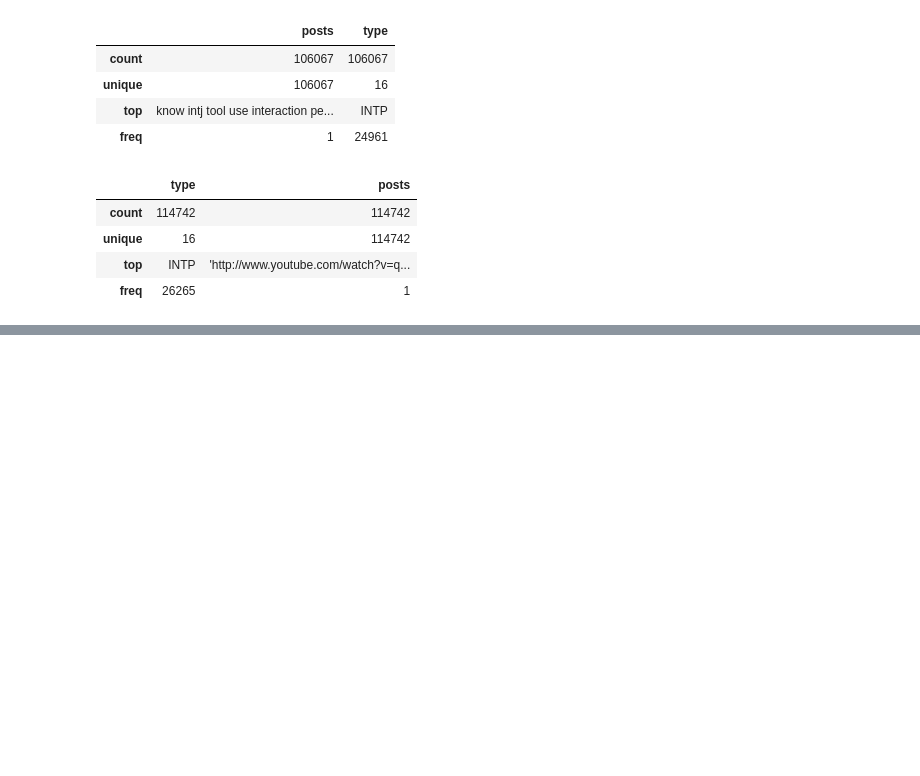
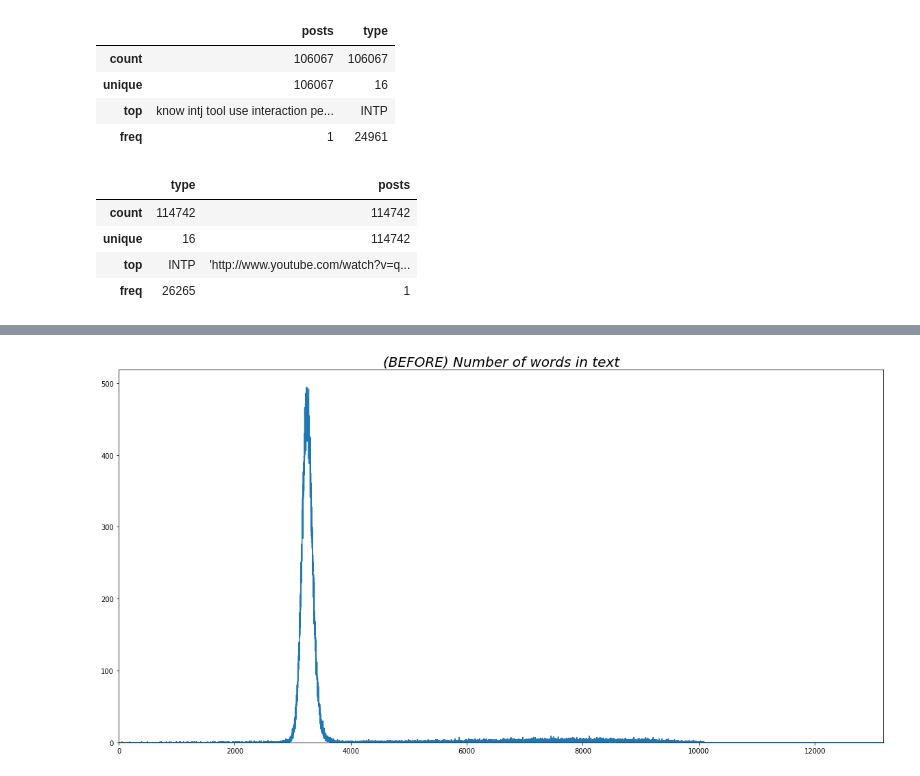
Before and after one commit to squid-cat/MBTI-NLP, a Jupyter notebook: data_analytics.ipynb, the cells around one changed output, grey strips where cells are left out. Saved outputs shown, nothing was run; the diff lists cells and outputs as text; code cells hidden in the pictures; blank space fills up the shorter version.

```diff
--- a/data_analytics.ipynb
+++ b/data_analytics.ipynb
@@ -41,0 +99,19 @@ datas.describe(include='O')
+# %%
+# wards count
+counts = dict()
+for v in datas['posts']:
+  count = len(v)
+  counts[count] = counts.get(count, 0) + 1
+
+lst_display = list()
+for i in range(max(counts)):
+  lst_display.append(counts.get(i, 0))
+
+plt.figure(figsize=(20,10))
+plt.plot(lst_display)
+plt.xlim(0, max(counts))
+plt.ylim(0)
+plt.title('(BEFORE) Number of words in text',fontdict={'size':20,'style':'italic'})
+plt.show()
+# %% [output]
+[figure, added]
```
Also changed, not shown: parts of 6 cells of this notebook.
